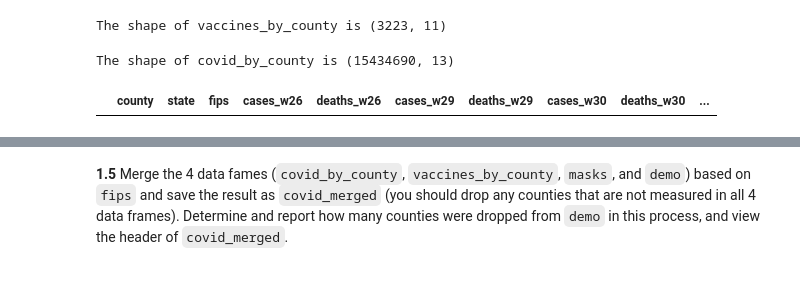
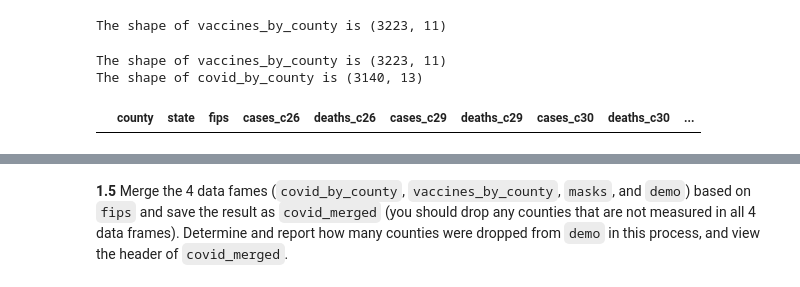
Before and after one commit to kkvalsvik/DataScience_cs109a_Harvard, a Jupyter notebook: cs_s109a_finalexam_2021.ipynb, the cells around one changed output, grey strips where cells are left out. Drawn from its saved outputs; the diff is of its cells as text; code cells hidden in the pictures.

```diff
--- a/cs_s109a_finalexam_2021.ipynb
+++ b/cs_s109a_finalexam_2021.ipynb
@@ -288,29 +297,31 @@ print(f'The shape of vaccines_by_county is {vaccines_by_county.shape}')
 The shape of vaccines_by_county is (3223, 11)
 # %%
 # Same for the covid set:
-w26 = covid[covid['date']=='2021-06-27']
-w27 = covid[covid['date']=='2021-07-04']
-w28 = covid[covid['date']=='2021-07-11']
-w29 = covid[covid['date']=='2021-07-18']
-w30 = covid[covid['date']=='2021-07-25']
-w30
-mergedC = w26.merge(w27.merge(w28.merge(w29.merge(w30,on='fips'),on='fips'),on='fips'),on='fips')
+c26 = covid[covid['date']=='2021-06-27'].dropna()
+c27 = covid[covid['date']=='2021-07-04'].dropna()
+c28 = covid[covid['date']=='2021-07-11'].dropna()
+c29 = covid[covid['date']=='2021-07-18'].dropna()
+c30 = covid[covid['date']=='2021-07-25'].dropna()
+
+mergedC = c26.merge(c27.merge(c28.merge(c29.merge(c30,on='fips'),on='fips'),on='fips'),on='fips')
 mergedC.pop('date')
 mergedC.pop('date_x')
 mergedC.pop('date_y')
 mergedC.pop('state_x')
 mergedC.pop('state_y')
 mergedC.pop('county_x')
 mergedC.pop('county_y')
 
-covid_by_county=mergedC.rename(columns={'cases'  :'cases_w26','deaths'  :'deaths_w26',
-                                        'cases_x':'cases_w27','deaths_x':'deaths_w27',
-                                        'cases_y':'cases_w28','deaths_y':'deaths_w28',
-                                        'cases_x':'cases_w29','deaths_x':'deaths_w29',
-                                        'cases_y':'cases_w30','deaths_y':'deaths_w30'})
+covid_by_county=mergedC.rename(columns={'cases'  :'cases_c26','deaths'  :'deaths_c26',
+                                        'cases_x':'cases_c27','deaths_x':'deaths_c27',
+                                        'cases_y':'cases_c28','deaths_y':'deaths_c28',
+                                        'cases_x':'cases_c29','deaths_x':'deaths_c29',
+                                        'cases_y':'cases_c30','deaths_y':'deaths_c30'})
 
+print(f'The shape of vaccines_by_county is {vaccines_by_county.shape}')
 print(f'The shape of covid_by_county is {covid_by_county.shape}')
 covid_by_county.head(0)
 # %% [output]
-The shape of covid_by_county is (15434690, 13)
+The shape of vaccines_by_county is (3223, 11)
+The shape of covid_by_county is (3140, 13)
-|  | county | state | fips | cases_w26 | deaths_w26 | cases_w29 | deaths_w29 | cases_w30 | deaths_w30 | ... |
+|  | county | state | fips | cases_c26 | deaths_c26 | cases_c29 | deaths_c29 | cases_c30 | deaths_c30 | ... |
```
Also changed, not shown: parts of 13 cells of this notebook.
